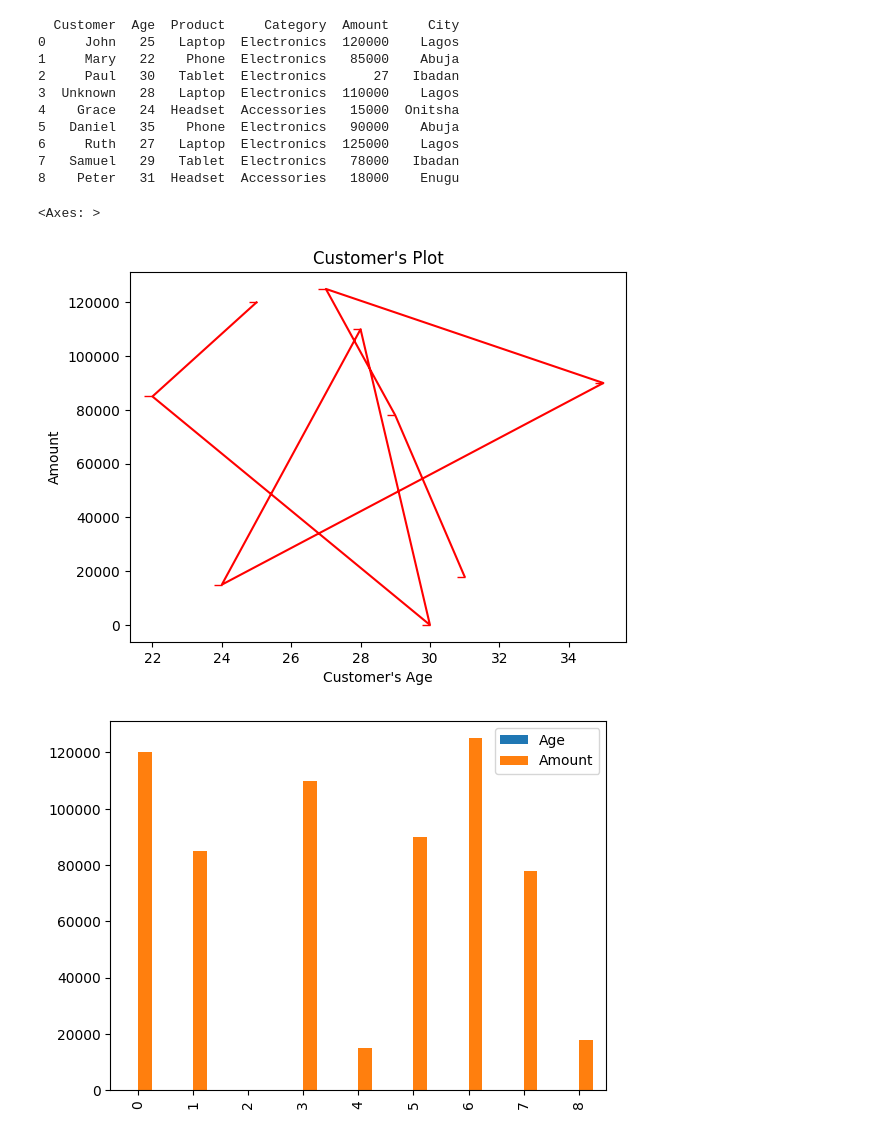
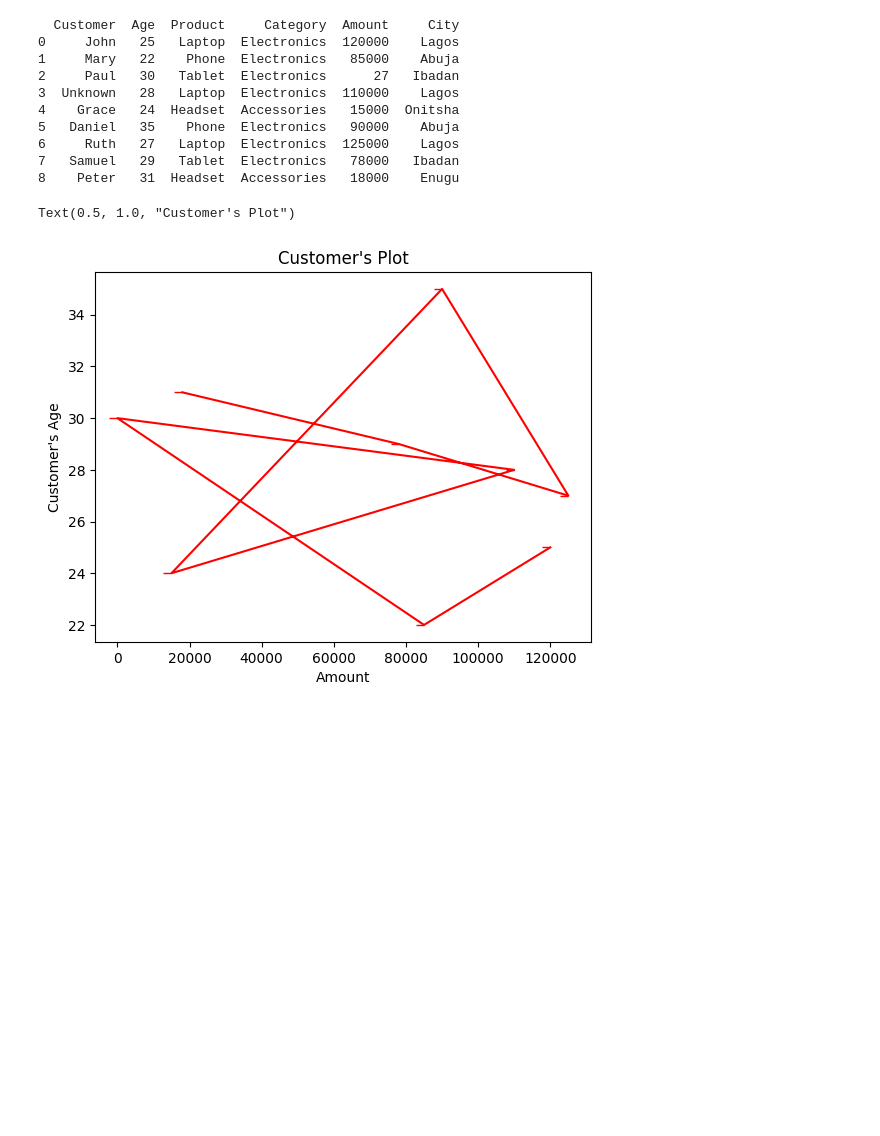
Before and after one commit to davidolawuyi37-design/Learning, a Jupyter notebook: Visualization/Exercise.ipynb, the cells around one changed output. Saved outputs shown, nothing was run; the diff lists cells and outputs as text; code cells hidden in the pictures; blank space fills up the shorter version.

```diff
--- a/Visualization/Exercise.ipynb
+++ b/Visualization/Exercise.ipynb
@@ -124,15 +124,13 @@ print(df)
 8    Peter   31  Headset  Accessories   18000    Enugu
 # %%
 # Plotting
-plt.plot(df["Age"],df["Amount"], marker=0, color="Red")
-plt.xlabel("Customer's Age")
-plt.ylabel("Amount")
+plt.plot(df["Amount"],df["Age"], marker=0, color="Red")
+plt.xlabel("Amount")
+plt.ylabel("Customer's Age")
 plt.title("Customer's Plot")
-df.plot(kind='bar')
 # %% [output]
-<Axes: >
+Text(0.5, 1.0, "Customer's Plot")
-[figure, old version]
+[figure, new version]
-[figure, removed]
 # %%
 # Average Age by Amount
 
```
Also changed, not shown: parts of 2 cells of this notebook, 2 other files.
